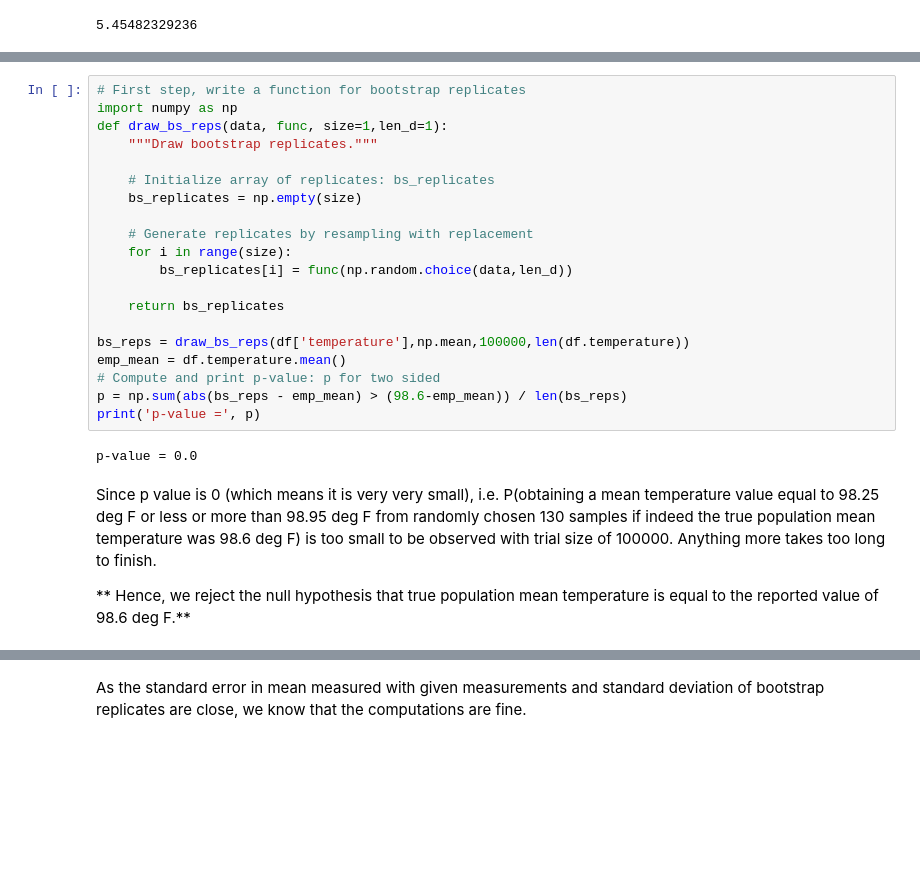
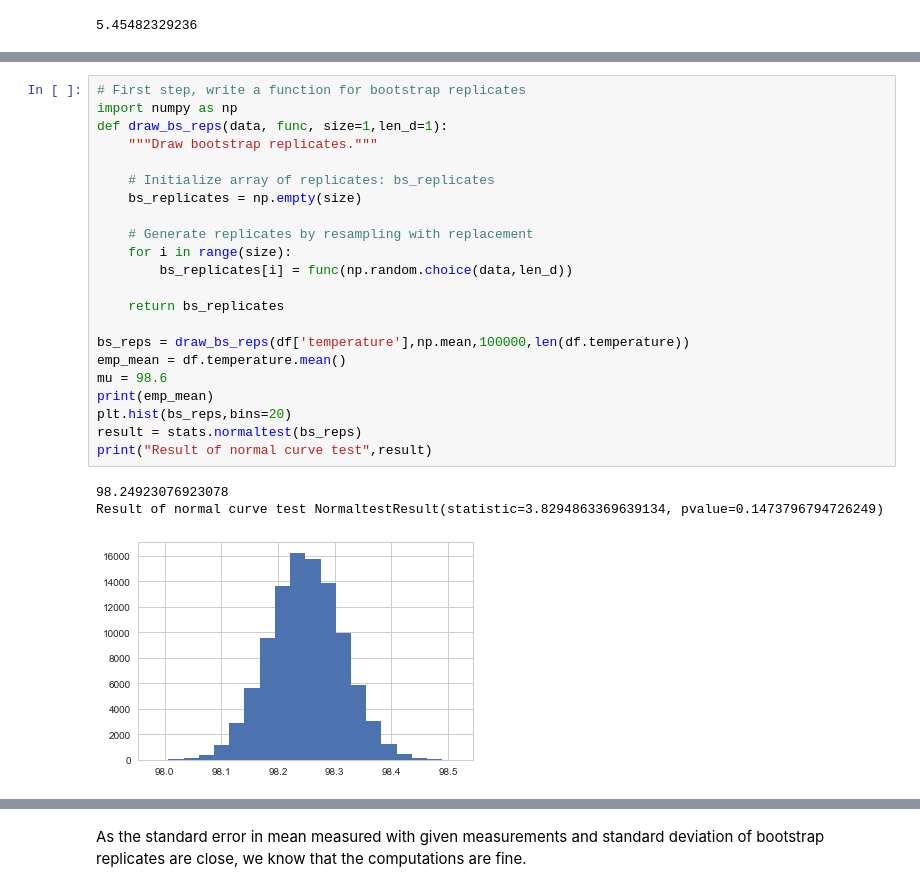
Before and after one commit to aparnack/data_science, a Jupyter notebook: exercises/human_temp/sliderule_dsi_inferential_statistics_exercise_1.ipynb, the cells around one changed output, grey strips where cells are left out. Drawn from its saved outputs; the diff is of its cells as text; blank space fills up the shorter version.

```diff
--- a/exercises/human_temp/sliderule_dsi_inferential_statistics_exercise_1.ipynb
+++ b/exercises/human_temp/sliderule_dsi_inferential_statistics_exercise_1.ipynb
@@ -247,26 +254,26 @@ The cell below demonstrates 1 sample z statistic test.
 # %%
 # First step, write a function for bootstrap replicates
 import numpy as np
 def draw_bs_reps(data, func, size=1,len_d=1):
     """Draw bootstrap replicates."""
 
     # Initialize array of replicates: bs_replicates
     bs_replicates = np.empty(size)
 
     # Generate replicates by resampling with replacement
     for i in range(size):
         bs_replicates[i] = func(np.random.choice(data,len_d))
 
     return bs_replicates
 
 bs_reps = draw_bs_reps(df['temperature'],np.mean,100000,len(df.temperature))
 emp_mean = df.temperature.mean()
-# Compute and print p-value: p for two sided
-p = np.sum(abs(bs_reps - emp_mean) > (98.6-emp_mean)) / len(bs_reps)
-print('p-value =', p)
+mu = 98.6
+print(emp_mean)
+plt.hist(bs_reps,bins=20)
+result = stats.normaltest(bs_reps)
+print("Result of normal curve test",result)
 # %% [output]
-p-value = 0.0
+98.24923076923078
+Result of normal curve test NormaltestResult(statistic=3.8294863369639134, pvalue=0.1473796794726249)
+[figure, added]
-# %% [markdown]
-Since p value is 0 (which means it is very very small), i.e. P(obtaining a mean temperature value equal to 98.25 deg F or less or more than 98.95 deg F from randomly chosen 130 samples if indeed the true population mean temperature was 98.6 deg F) is too small to be observed with trial size of 100000. Anything more takes too long to finish.
-
-** Hence, we reject the null hypothesis that true population mean temperature is equal to the reported value of 98.6 deg F.**
```
Also changed, not shown: parts of 20 cells of this notebook.
